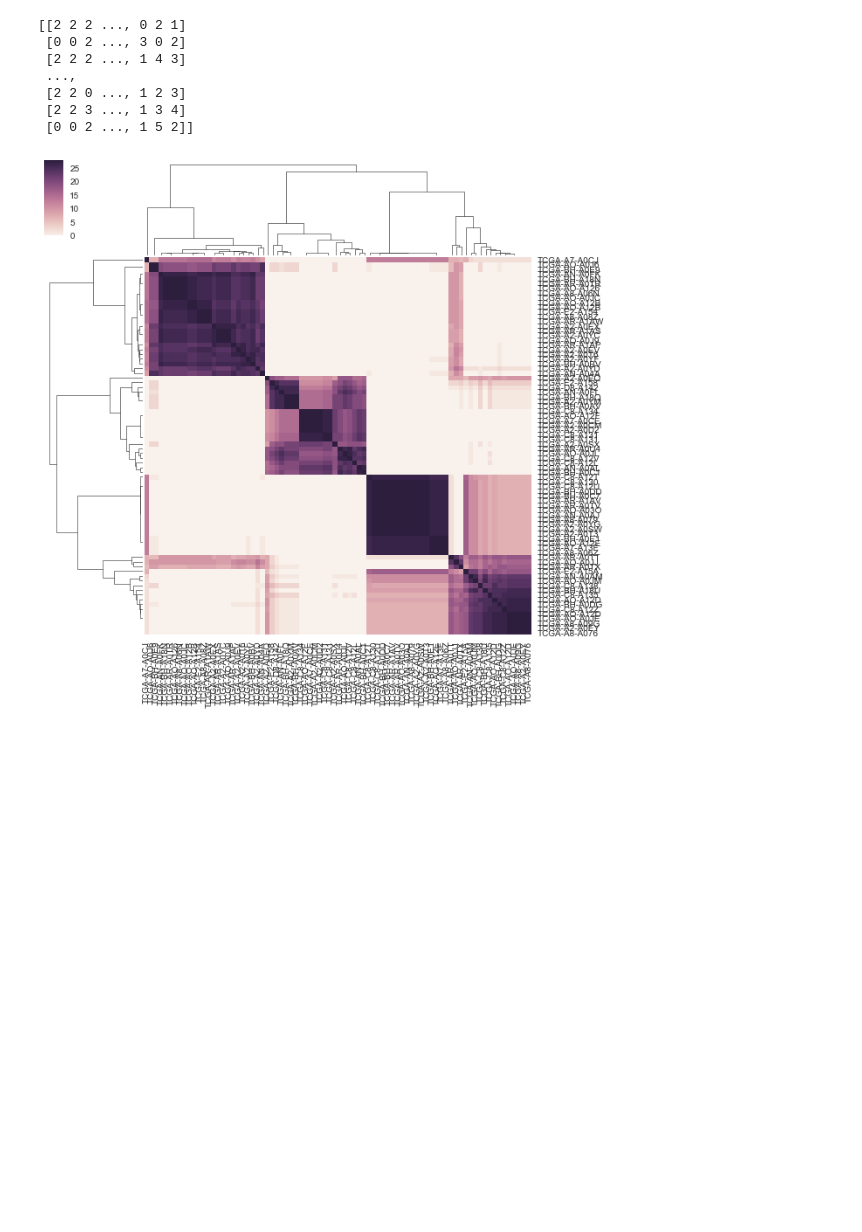
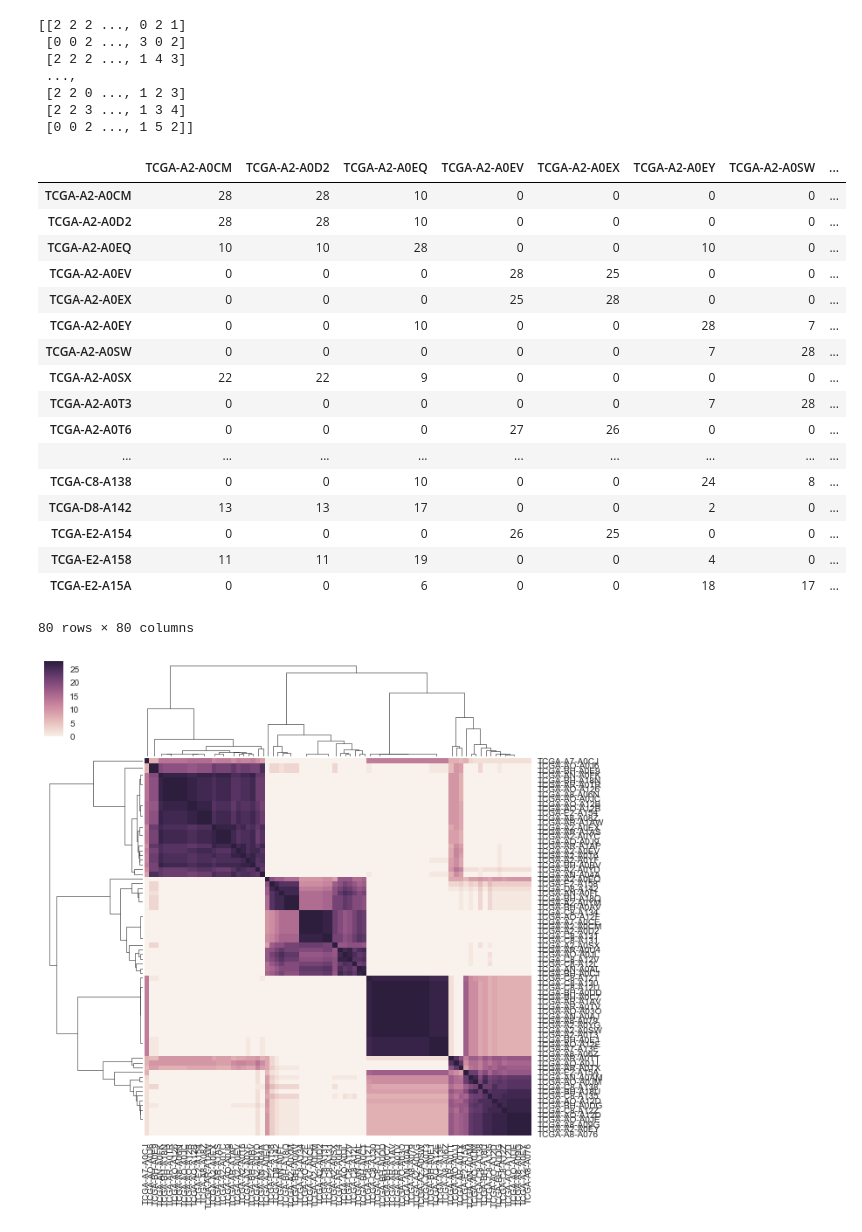
Before and after one commit to noise42/datastructures, a Jupyter notebook: materials/misc_data/les7/dataset_clustering/ensemble_clust.ipynb, the cells around one changed output. Drawn from its saved outputs; the diff is of its cells as text; code cells hidden in the pictures; blank space fills up the shorter version.

```diff
--- a/materials/misc_data/les7/dataset_clustering/ensemble_clust.ipynb
+++ b/materials/misc_data/les7/dataset_clustering/ensemble_clust.ipynb
@@ -583,6 +586,30 @@ def cons_matrix(labels):
 
 
     return pd.DataFrame(C)
+# %%
+C=cons_matrix(cl_data)
+C.columns= processed.index
+C.index=processed.index
+C
+# %% [output]
+|  | TCGA-A2-A0CM | TCGA-A2-A0D2 | TCGA-A2-A0EQ | TCGA-A2-A0EV | TCGA-A2-A0EX | TCGA-A2-A0EY | TCGA-A2-A0SW | ... |
+| TCGA-A2-A0CM | 28 | 28 | 10 | 0 | 0 | 0 | 0 | ... |
+| TCGA-A2-A0D2 | 28 | 28 | 10 | 0 | 0 | 0 | 0 | ... |
+| TCGA-A2-A0EQ | 10 | 10 | 28 | 0 | 0 | 10 | 0 | ... |
+| TCGA-A2-A0EV | 0 | 0 | 0 | 28 | 25 | 0 | 0 | ... |
+| TCGA-A2-A0EX | 0 | 0 | 0 | 25 | 28 | 0 | 0 | ... |
+| TCGA-A2-A0EY | 0 | 0 | 10 | 0 | 0 | 28 | 7 | ... |
+| TCGA-A2-A0SW | 0 | 0 | 0 | 0 | 0 | 7 | 28 | ... |
+| TCGA-A2-A0SX | 22 | 22 | 9 | 0 | 0 | 0 | 0 | ... |
+| TCGA-A2-A0T3 | 0 | 0 | 0 | 0 | 0 | 7 | 28 | ... |
+| TCGA-A2-A0T6 | 0 | 0 | 0 | 27 | 26 | 0 | 0 | ... |
+| ... | ... | ... | ... | ... | ... | ... | ... | ... |
+| TCGA-C8-A138 | 0 | 0 | 10 | 0 | 0 | 24 | 8 | ... |
+| TCGA-D8-A142 | 13 | 13 | 17 | 0 | 0 | 2 | 0 | ... |
+| TCGA-E2-A154 | 0 | 0 | 0 | 26 | 25 | 0 | 0 | ... |
+| TCGA-E2-A158 | 11 | 11 | 19 | 0 | 0 | 4 | 0 | ... |
+| TCGA-E2-A15A | 0 | 0 | 6 | 0 | 0 | 18 | 17 | ... |
+80 rows × 80 columns
 # %%
 C=cons_matrix(cl_data)
 C.columns= processed.index
```
Also changed, not shown: parts of 5 cells of this notebook, 8 other files.
